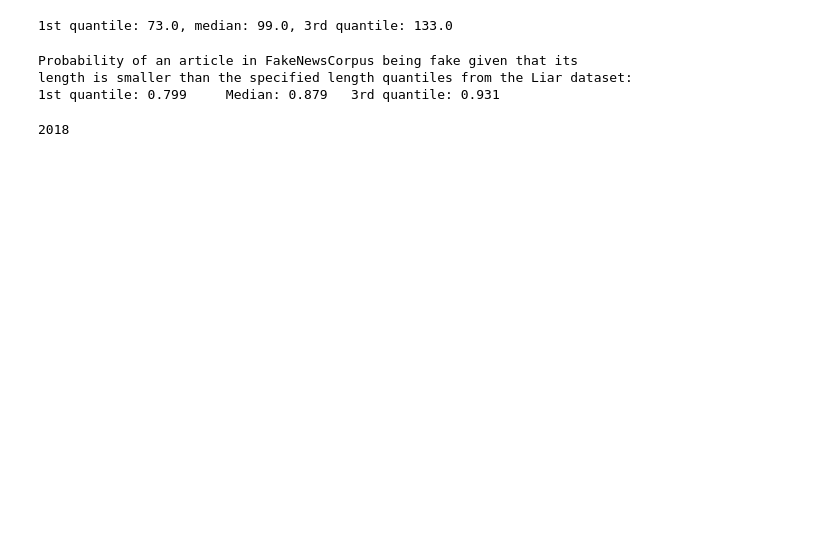
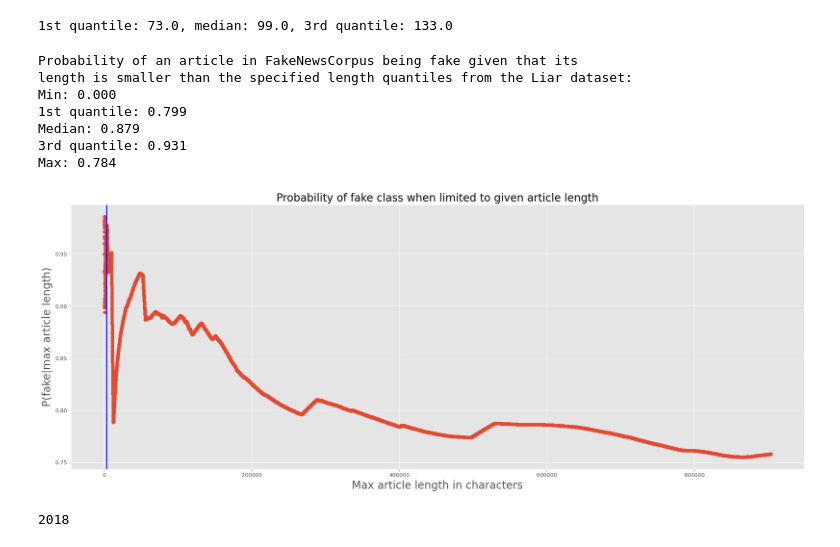
Before and after one commit to karlaugustnybo/Fake-News-Project, a Jupyter notebook: news/news_part_5.ipynb, the cells around one changed output. Cells and saved outputs as stored; diff of their text form; code cells hidden in the pictures; blank space fills up the shorter version.

```diff
--- a/news/news_part_5.ipynb
+++ b/news/news_part_5.ipynb
@@ -98,34 +108,83 @@ df_liar = df_liar.with_columns(pl.col('content').map_elements(lambda x : len(x))
 df_news = df_news.with_columns(pl.col('content').map_elements(lambda x : len(x)).alias('length'))
 # %%
 # Median and quartile lengths for the Liar dataset article lengths
-q1 = df_liar.select(pl.col('length')).quantile(0.25).to_numpy()[0][0]
-med = df_liar.select(pl.col('length')).quantile(0.5).to_numpy()[0][0]
-q3 = df_liar.select(pl.col('length')).quantile(0.75).to_numpy()[0][0]
-print(f'1st quantile: {q1}, median: {med}, 3rd quantile: {q3}')
+quantiles = [
+    df_liar.select(pl.col('length')).min().to_numpy()[0][0],
+    df_liar.select(pl.col('length')).quantile(0.25).to_numpy()[0][0],
+    df_liar.select(pl.col('length')).quantile(0.5).to_numpy()[0][0],
+    df_liar.select(pl.col('length')).quantile(0.75).to_numpy()[0][0],
+    df_liar.select(pl.col('length')).max().to_numpy()[0][0]
+]
+print(f'1st quantile: {quantiles[1]}, median: {quantiles[2]}, 3rd quantile: {quantiles[3]}')
 # %% [output]
 1st quantile: 73.0, median: 99.0, 3rd quantile: 133.0
 # %%
 # Now calculate the probability of an article in FakeNewsCorpus train set
 # being fake if restricted to each of the quartiles as max length.
-df_q1 = df_news.filter(pl.col('length') <= q1)
-df_med = df_news.filter(pl.col('length') <= med)
-df_q3 = df_news.filter(pl.col('length') <= q3)
 
-prob_q1 = len(df_q1.filter(pl.col('isfake') == 1)) / len(df_q1)
-prob_med = len(df_med.filter(pl.col('isfake') == 1)) / len(df_med)
-prob_q3 = len(df_q3.filter(pl.col('isfake') == 1)) / len(df_q3)
+# Dataframes of articles restricted to a given max length
+q_dfs = [df_news.filter(pl.col('length') <= q) for q in quantiles]
+
+# Probabilities of articles in the dataframes being fake.
+# Account for devision by zero possibility.
+probs = [
+    len(q_df.filter(pl.col('isfake') == 1)) / len(q_df)
+    if len(q_df) > 0 else 0 for q_df in q_dfs
+]
 
 print(
     'Probability of an article in FakeNewsCorpus being fake given that its\n'\
     'length is smaller than the specified length quantiles from the Liar dataset:\n'\
-    f'1st quantile: {prob_q1:.3f}\t'\
-    f'Median: {prob_med:.3f}\t'\
-    f'3rd quantile: {prob_q3:.3f}'
+    f'Min: {probs[0]:.3f}\n'\
+    f'1st quantile: {probs[1]:.3f}\n'\
+    f'Median: {probs[2]:.3f}\n'\
+    f'3rd quantile: {probs[3]:.3f}\n'\
+    f'Max: {probs[4]:.3f}'\
 )
 # %% [output]
 Probability of an article in FakeNewsCorpus being fake given that its
 length is smaller than the specified length quantiles from the Liar dataset:
-1st quantile: 0.799     Median: 0.879   3rd quantile: 0.931
+Min: 0.000
+1st quantile: 0.799
+Median: 0.879
+3rd quantile: 0.931
+Max: 0.784
+# %%
+# Creating plot of the relationship between fake probability and article length
+df_sorted = df_news.sort('length')
+
+x_vals = []
+y_vals = []
+
+sum_fake = 0
+num_articles = 0
+step_size = 30
+
+i = 0
+n = len(df_sorted)
+while i <= n:
+    df_slice = df_sorted[i: i + step_size]
+
+    sum_fake += len(df_slice.filter(pl.col('isfake') == 1))
+    num_articles += len(df_slice)
+
+    x_vals.append(i)
+    y_vals.append(sum_fake / num_articles)
+
+    i += min(step_size, n)
+
+
+plt.figure(figsize=(20, 8))
+plt.scatter(x_vals, y_vals, marker='o')
+plt.axvline(x=quantiles[4], color='blue', linestyle='-', linewidth=2)
+plt.title('Probability of fake class when limited to given article length', fontsize=20)
+plt.xlabel('Max article length in characters', fontsize=20)
+plt.ylabel('P(fake|max article length)', fontsize=20)
+plt.tight_layout()
+plt.savefig('plots/fake_prob_vs_len.png')
+plt.show()
+# %% [output]
+[figure, added]
 # %%
 # Last year updated
 max_year = (
```
Also changed, not shown: parts of 6 cells of this notebook.
